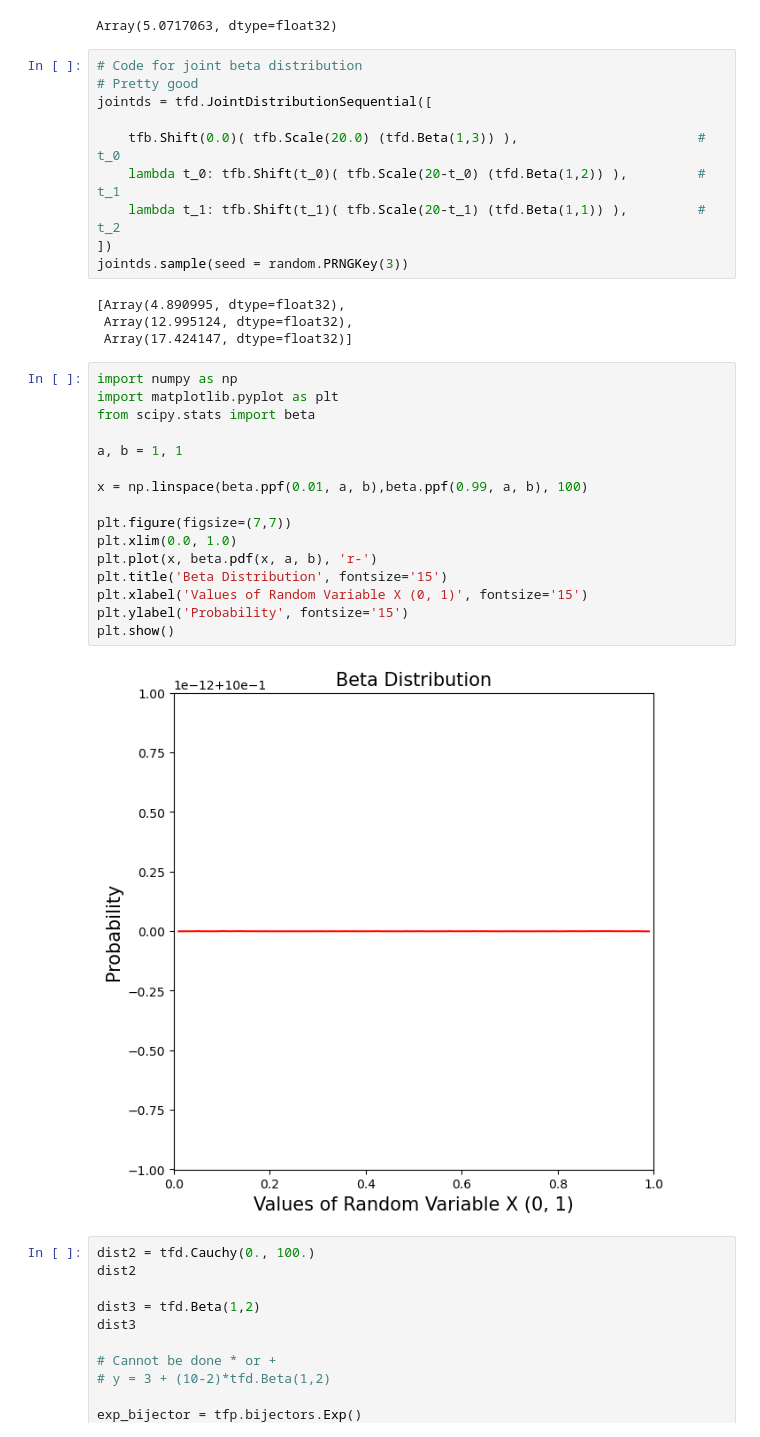
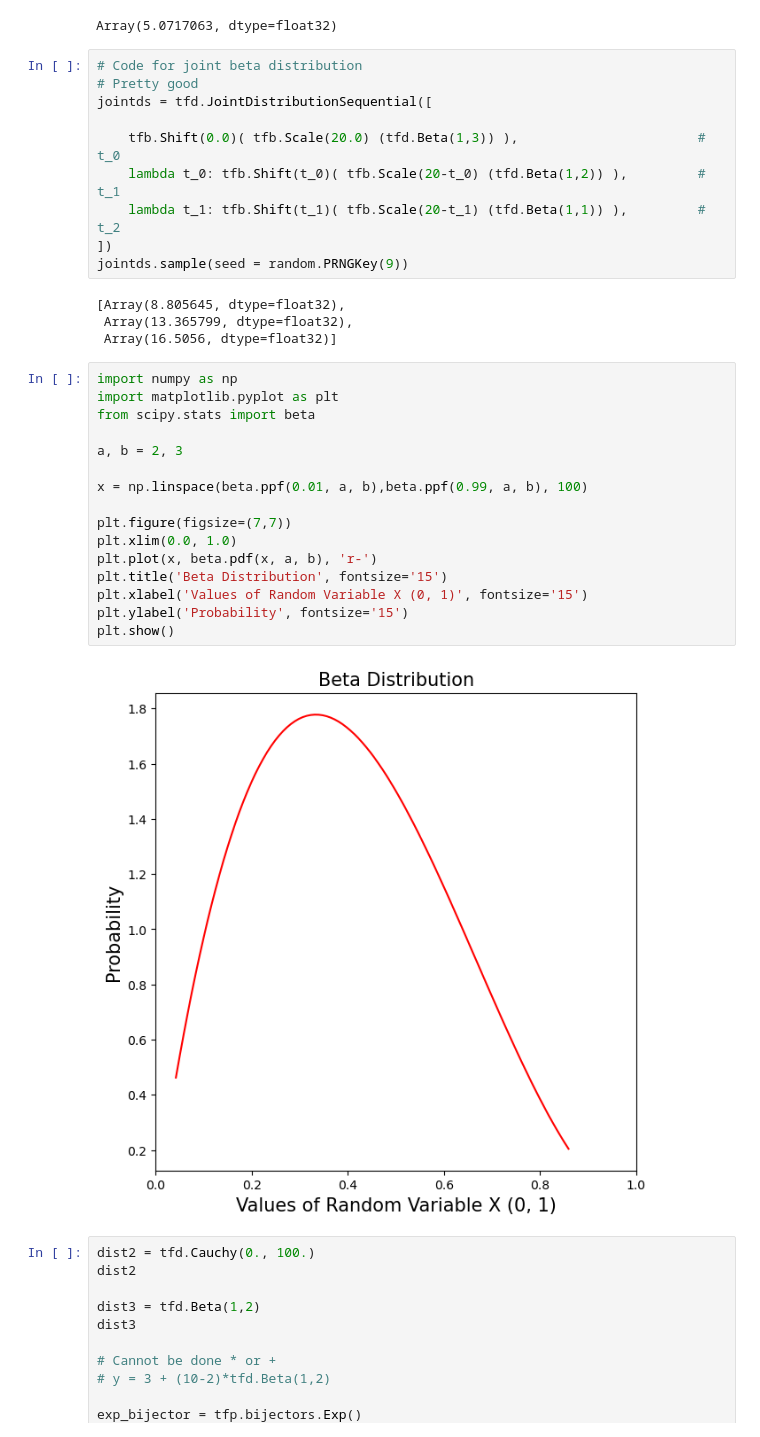
Before and after one commit to Gaurav17Joshi/ProofOfConcept, a Jupyter notebook: trying_libraries.ipynb, the cells around one changed output. Saved outputs shown, nothing was run; the diff lists cells and outputs as text.

```diff
--- a/trying_libraries.ipynb
+++ b/trying_libraries.ipynb
@@ -189,29 +202,29 @@ jointds = tfd.JointDistributionSequential([
     lambda t_0: tfb.Shift(t_0)( tfb.Scale(20-t_0) (tfd.Beta(1,2)) ),         # t_1
     lambda t_1: tfb.Shift(t_1)( tfb.Scale(20-t_1) (tfd.Beta(1,1)) ),         # t_2
 ])
-jointds.sample(seed = random.PRNGKey(3))
+jointds.sample(seed = random.PRNGKey(9))
 # %% [output]
-[Array(4.890995, dtype=float32),
- Array(12.995124, dtype=float32),
- Array(17.424147, dtype=float32)]
+[Array(8.805645, dtype=float32),
+ Array(13.365799, dtype=float32),
+ Array(16.5056, dtype=float32)]
 # %%
 import numpy as np
 import matplotlib.pyplot as plt
 from scipy.stats import beta
 
-a, b = 1, 1
+a, b = 2, 3
 
 x = np.linspace(beta.ppf(0.01, a, b),beta.ppf(0.99, a, b), 100)
 
 plt.figure(figsize=(7,7))
 plt.xlim(0.0, 1.0)
 plt.plot(x, beta.pdf(x, a, b), 'r-')
 plt.title('Beta Distribution', fontsize='15')
 plt.xlabel('Values of Random Variable X (0, 1)', fontsize='15')
 plt.ylabel('Probability', fontsize='15')
 plt.show()
 # %% [output]
-[figure, old version]
+[figure, new version]
 # %%
 dist2 = tfd.Cauchy(0., 100.)
 dist2
```
Also changed, not shown: parts of 1 cell of this notebook, 1 other file.
